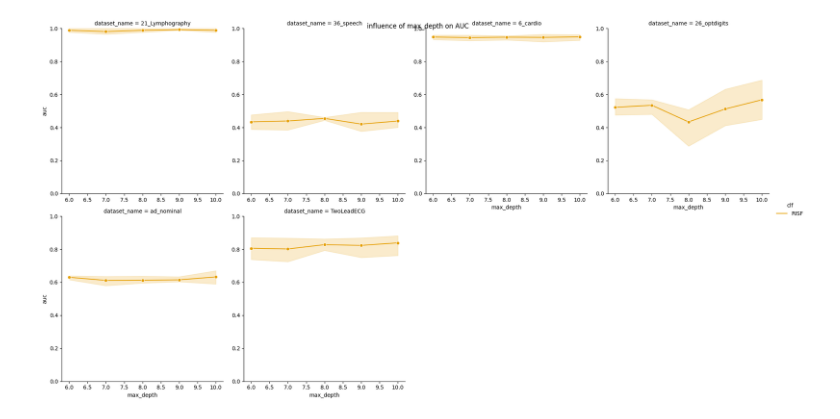
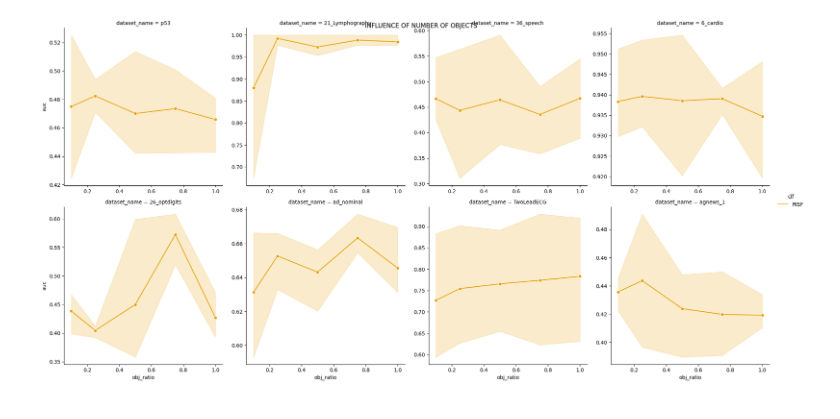
Before and after one commit to SebChw/RSIF, a Jupyter notebook: notebooks/visualizations.ipynb, the cells around one changed output. Saved outputs shown, nothing was run; the diff lists cells and outputs as text; code cells hidden in the pictures.

```diff
--- a/notebooks/visualizations.ipynb
+++ b/notebooks/visualizations.ipynb
@@ -36,4 +36,10 @@ sensitivity_plot("results_n_estimators.csv", "n_estimators")
-# %%
-sensitivity_plot("results_max_depth.csv", "max_depth")
-# %% [output]
-[figure, removed]
+# %%
+results_df = pd.read_csv("../results/results_selected_obj_Ratio.csv")
+sns.set_palette(sns.color_palette(OKABE_ITO_SCALE))
+g = sns.relplot(data=results_df, x="obj_ratio", y="auc", hue="clf", marker="o", col="dataset_name", col_wrap=4,
+            facet_kws={'sharey': False, 'sharex': False}, kind="line")
+
+g.fig.suptitle('INFLUENCE OF NUMBER OF OBJECTS')
+sns.despine()
+# %% [output]
+[figure, added]
```
Also changed, not shown: parts of 6 cells of this notebook, 21 other files.
